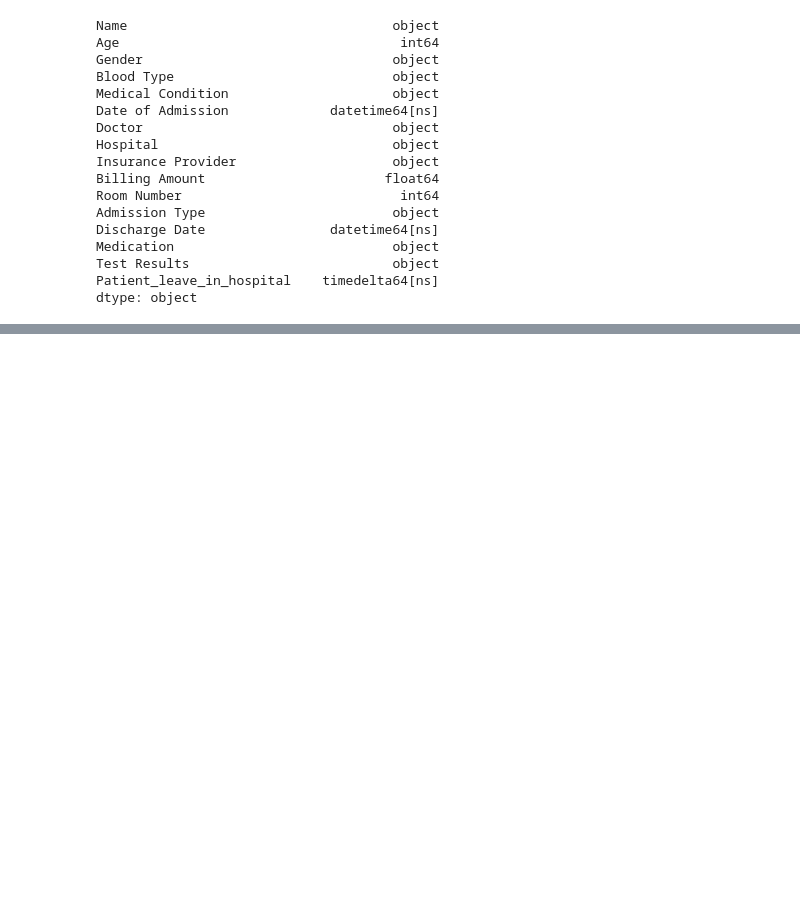
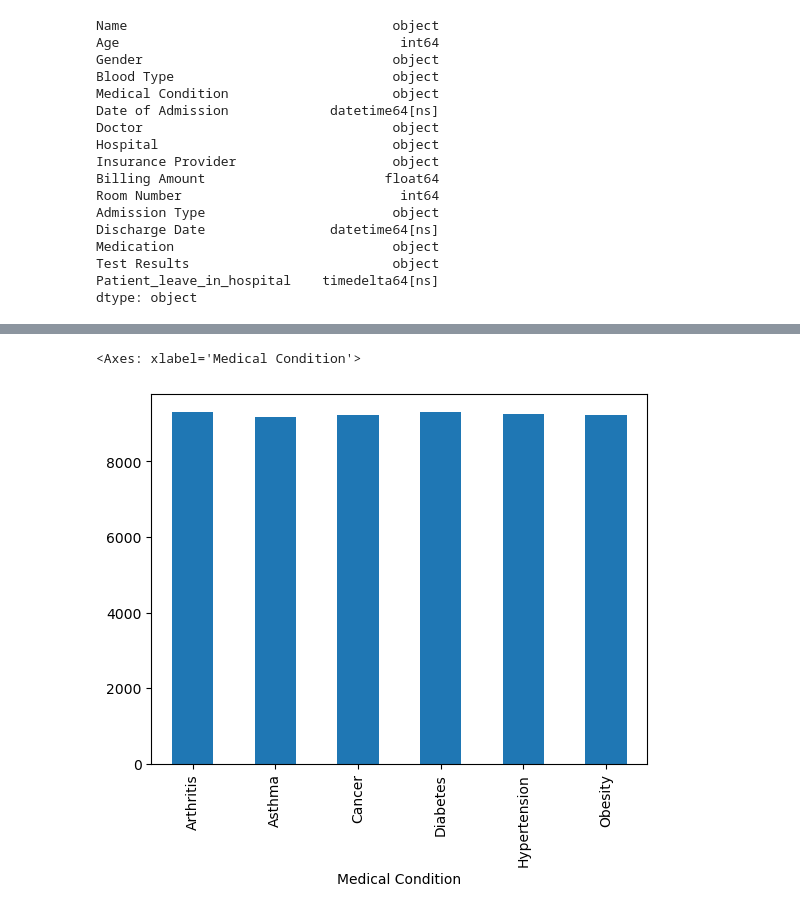
Before and after one commit to ThonteShila/DA-Project-Health_Care-Real-World-Data-, a Jupyter notebook: healtcare.ipynb, the cells around one changed output, grey strips where cells are left out. Cells and saved outputs as stored; diff of their text form; code cells hidden in the pictures; blank space fills up the shorter version.

Commit message:
Different graphs are created

```diff
--- a/healtcare.ipynb
+++ b/healtcare.ipynb
@@ -312,0 +348,4 @@ dtype: object
+# %%
+
+leavedays_codition=df.groupby("Medical Condition")["Patient_leave_in_hospital"].count()
+leavedays_codition
@@ -312,0 +361,5 @@ dtype: object
+# %%
+leavedays_codition.plot(kind='bar',x=df["Medical Condition"],y=df["Patient_leave_in_hospital"])
+# %% [output]
+<Axes: xlabel='Medical Condition'>
+[figure, added]
```
Also changed, not shown: parts of 19 cells of this notebook.
